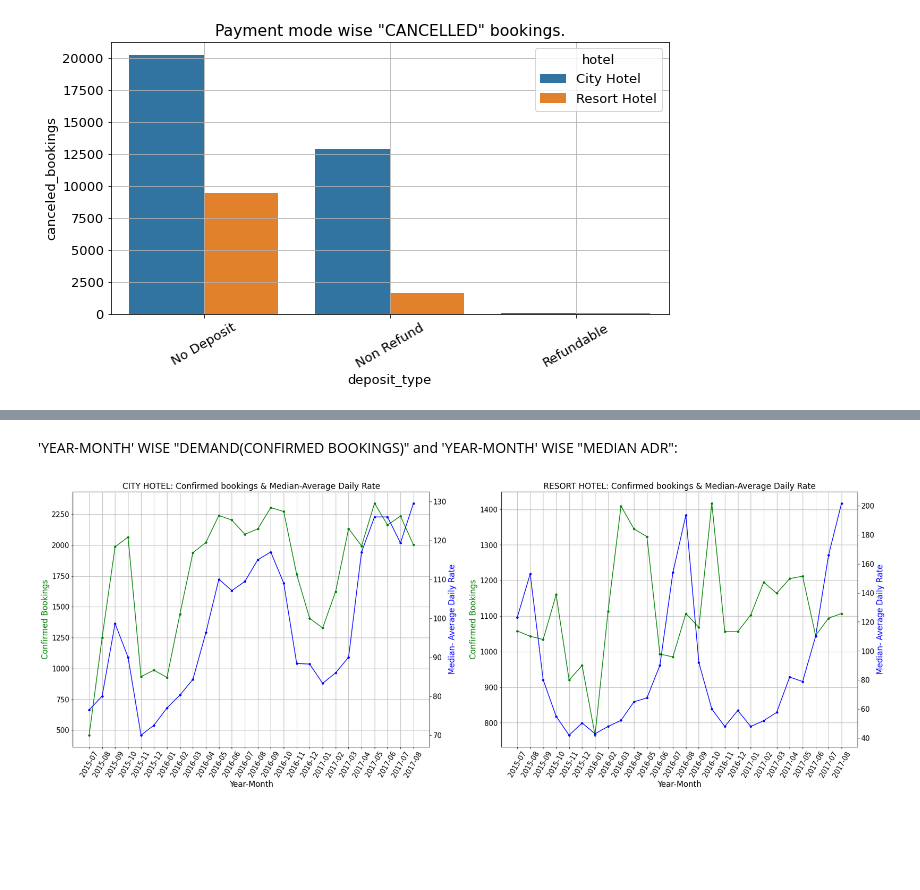
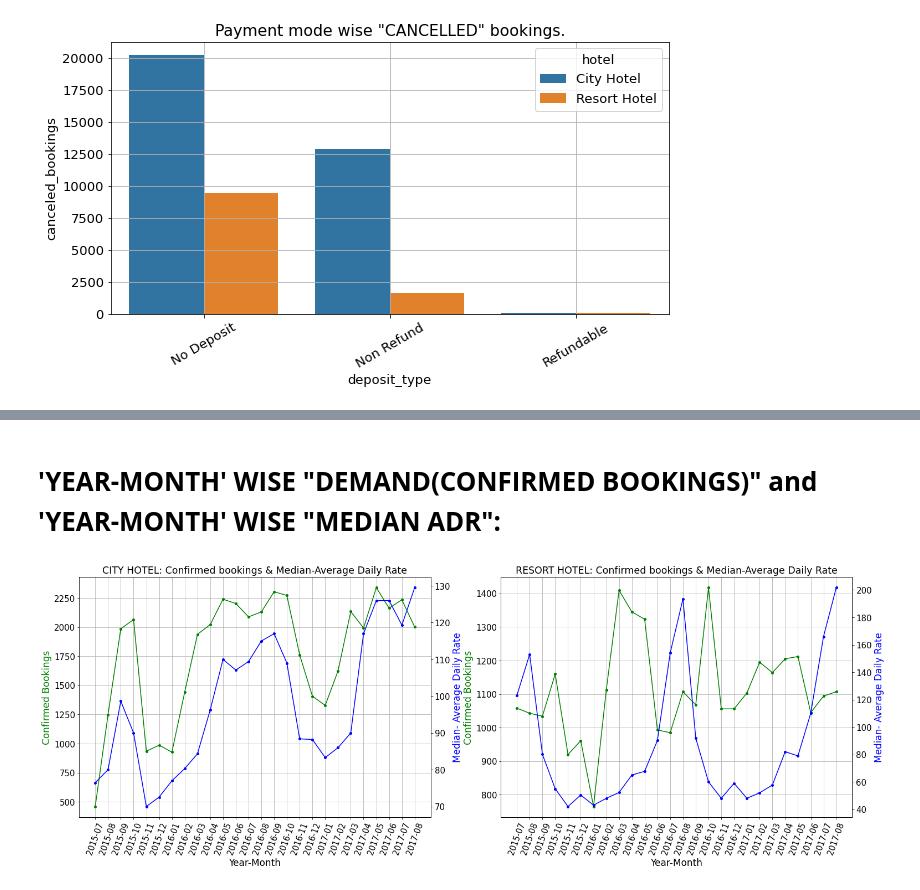
Before and after one commit to Abhi-nav0506/Capstone-EDA-Hotel-Booking, a Jupyter notebook: Hotel_Booking_Analysis_Capstone_Project.ipynb, the cells around one changed output, grey strips where cells are left out. Saved outputs shown, nothing was run; the diff lists cells and outputs as text; code cells hidden in the pictures; blank space fills up the shorter version.

```diff
--- a/Hotel_Booking_Analysis_Capstone_Project.ipynb
+++ b/Hotel_Booking_Analysis_Capstone_Project.ipynb
@@ -731,5 +705,5 @@ plt.grid()
 # %% [markdown]
-'YEAR-MONTH' WISE "DEMAND(CONFIRMED BOOKINGS)" and 'YEAR-MONTH' WISE "MEDIAN ADR":
+# **'YEAR-MONTH' WISE "DEMAND(CONFIRMED BOOKINGS)" and 'YEAR-MONTH' WISE "MEDIAN ADR":** #
 # %%
 # WHICH HOTEL IS GETTING MORE CUSTOMERS DURING WHICH PERIOD OF YEAR
 
@@ -745,7 +719,7 @@ resort_hotel_df['arrival_month_year'] = resort_hotel_df['arrival_month_year'].as
 
 #---------------------------------------------------
 
-fig, ax = plt.subplots(1,2,figsize = (30,10))
+fig, ax = plt.subplots(1,2,figsize = (25,8))
 
 #--------------------------------------------------------------------------------------------------------------#
 ax_city = ax[0].twinx() #for two y axes in one plot.
@@ -755,33 +729,33 @@ ax_city.plot(city_hotel_df.arrival_month_year,city_hotel_df.adr_median,'b-o',mar
 mpl.rcParams['font.size'] = 14.5
 ax[0].set_title('CITY HOTEL: Confirmed bookings & Median-Average Daily Rate')
 
 ax[0].set_xlabel('Year-Month',fontsize = 17)
 
-ax[0].set_xticklabels(city_hotel_df.arrival_month_year,rotation = 60)
+ax[0].set_xticklabels(city_hotel_df.arrival_month_year,rotation = 70)
 ax[0].tick_params(axis="y", labelsize=15)
 ax_city.tick_params(axis="y", labelsize=15)
 
 ax[0].set_ylabel('Confirmed Bookings',fontsize = 17,color='g')
 ax_city.set_ylabel('Median- Average Daily Rate',fontsize = 17,color='b')
 ax[0].grid(True, which='both')
 
 #--------------------------------------------------------------------------------------------------------------#
 
 ax_resort = ax[1].twinx() #for two y axes in one plot.
 ax[1].plot(resort_hotel_df.arrival_month_year,resort_hotel_df.total_non_canceled_customers,'g-o',markersize=4)
 ax_resort.plot(resort_hotel_df.arrival_month_year,resort_hotel_df.adr_median,'b-o',markersize=4)
 
 ax[1].set_title('RESORT HOTEL: Confirmed bookings & Median-Average Daily Rate')
 
 ax[1].set_xlabel('Year-Month',fontsize = 17)
 
-ax[1].set_xticklabels(resort_hotel_df.arrival_month_year,rotation = 60)
+ax[1].set_xticklabels(resort_hotel_df.arrival_month_year,rotation = 70)
 ax[1].tick_params(axis="y", labelsize=15)
 ax_resort.tick_params(axis="y", labelsize=15)
 
 ax[1].set_ylabel('Confirmed Bookings',fontsize = 17,color='g')
 ax_resort.set_ylabel('Median- Average Daily Rate',fontsize = 17,color='b')
 
 ax[1].grid(True, which='both')
 # %% [output]
-[figure, old version]
+[figure, new version]
```
Also changed, not shown: parts of 53 cells of this notebook.
